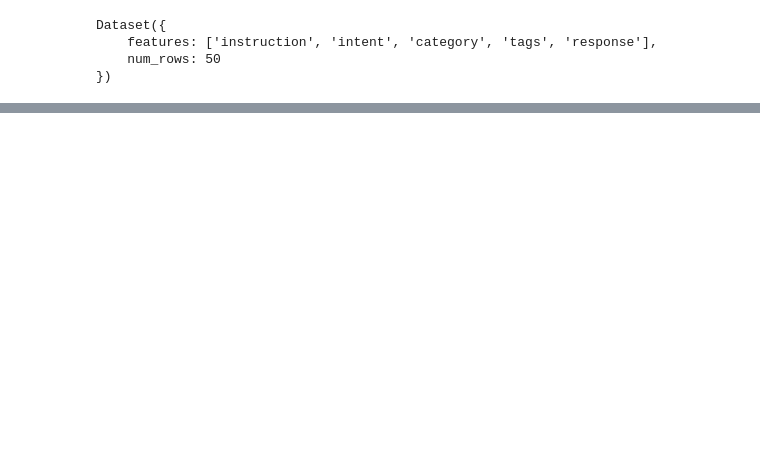
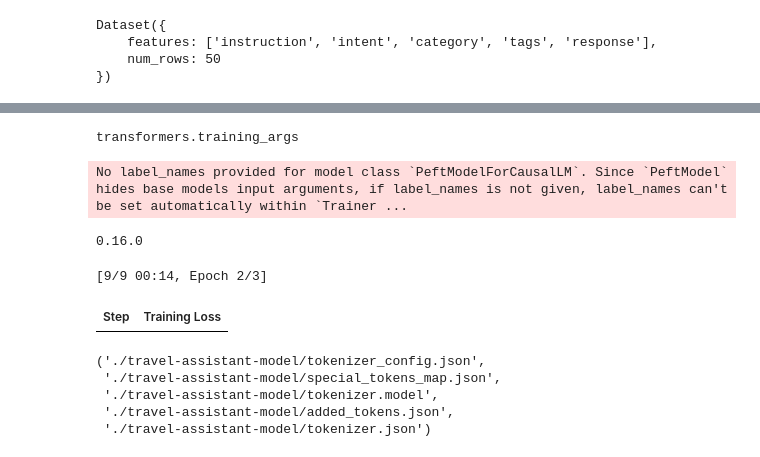
Before and after one commit to Nawel-Bellil/intelligent-travel-assistant-system-Llama, a Jupyter notebook: notebook.ipynb, the cells around one changed output, grey strips where cells are left out. Saved outputs shown, nothing was run; the diff lists cells and outputs as text; code cells hidden in the pictures; blank space fills up the shorter version.

```diff
--- a/notebook.ipynb
+++ b/notebook.ipynb
@@ -107,0 +110,5 @@ model_id = "TinyLlama/TinyLlama-1.1B-Chat-v0.1"
+# %%
+# Load tokenizer
+tokenizer = AutoTokenizer.from_pretrained(model_id)
+tokenizer.pad_token = tokenizer.eos_token
+tokenizer.padding_side = "right"
@@ -107,0 +163,62 @@ model_id = "TinyLlama/TinyLlama-1.1B-Chat-v0.1"
+# %%
+# Initialize LoRA configuration
+lora_config = LoraConfig(
+    r=16,                  # Rank of the update matrices
+    lora_alpha=32,         # Scaling factor
+    target_modules=["q_proj", "k_proj", "v_proj", "o_proj", "gate_proj", "up_proj", "down_proj"],
+    lora_dropout=0.05,
+    bias="none",
+    task_type="CAUSAL_LM"
+)
+# %%
+
+from transformers import TrainingArguments
+
+print(TrainingArguments.__module__)
+# %% [output]
+transformers.training_args
+# %%
+# Set up training arguments with wandb disabled
+training_args = TrainingArguments(
+    output_dir="./results",
+    num_train_epochs=3,
+    per_device_train_batch_size=4,
+    gradient_accumulation_steps=4,
+    learning_rate=2e-4,
+    warmup_ratio=0.03,
+    logging_steps=10,
+    save_strategy="epoch",
+    optim="adamw_torch",
+    fp16=True,
+    report_to="none"  # Disable wandb reporting
+)
+
+# Initialize the trainer with these updated arguments
+trainer = SFTTrainer(
+    model=model,
+    args=training_args,
+    train_dataset=formatted_ds,
+    peft_config=lora_config
+)
+# %% [output]
+No label_names provided for model class `PeftModelForCausalLM`. Since `PeftModel` hides base models input arguments, if label_names is not given, label_names can't be set automatically within `Trainer ...
+# %%
+import trl
+print(trl.__version__)
+# %% [output]
+0.16.0
+# %%
+# Start training
+trainer.train()
+
+# Save the final model
+trainer.model.save_pretrained("./travel-assistant-model")
+tokenizer.save_pretrained("./travel-assistant-model")
+# %% [output]
+[9/9 00:14, Epoch 2/3]
+| Step | Training Loss |
+('./travel-assistant-model/tokenizer_config.json',
+ './travel-assistant-model/special_tokens_map.json',
+ './travel-assistant-model/tokenizer.model',
+ './travel-assistant-model/added_tokens.json',
+ './travel-assistant-model/tokenizer.json')
```
Also changed, not shown: parts of 9 cells of this notebook.
